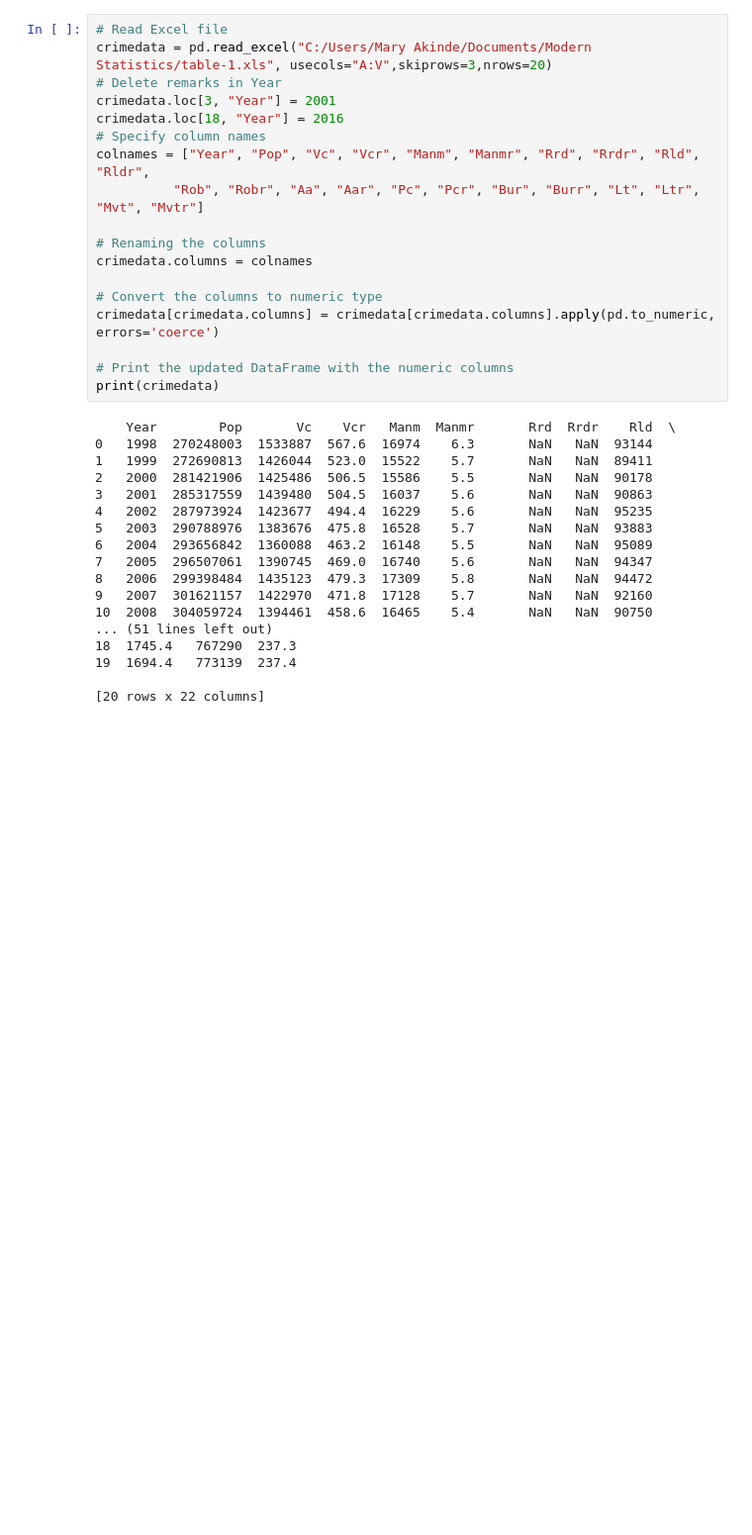
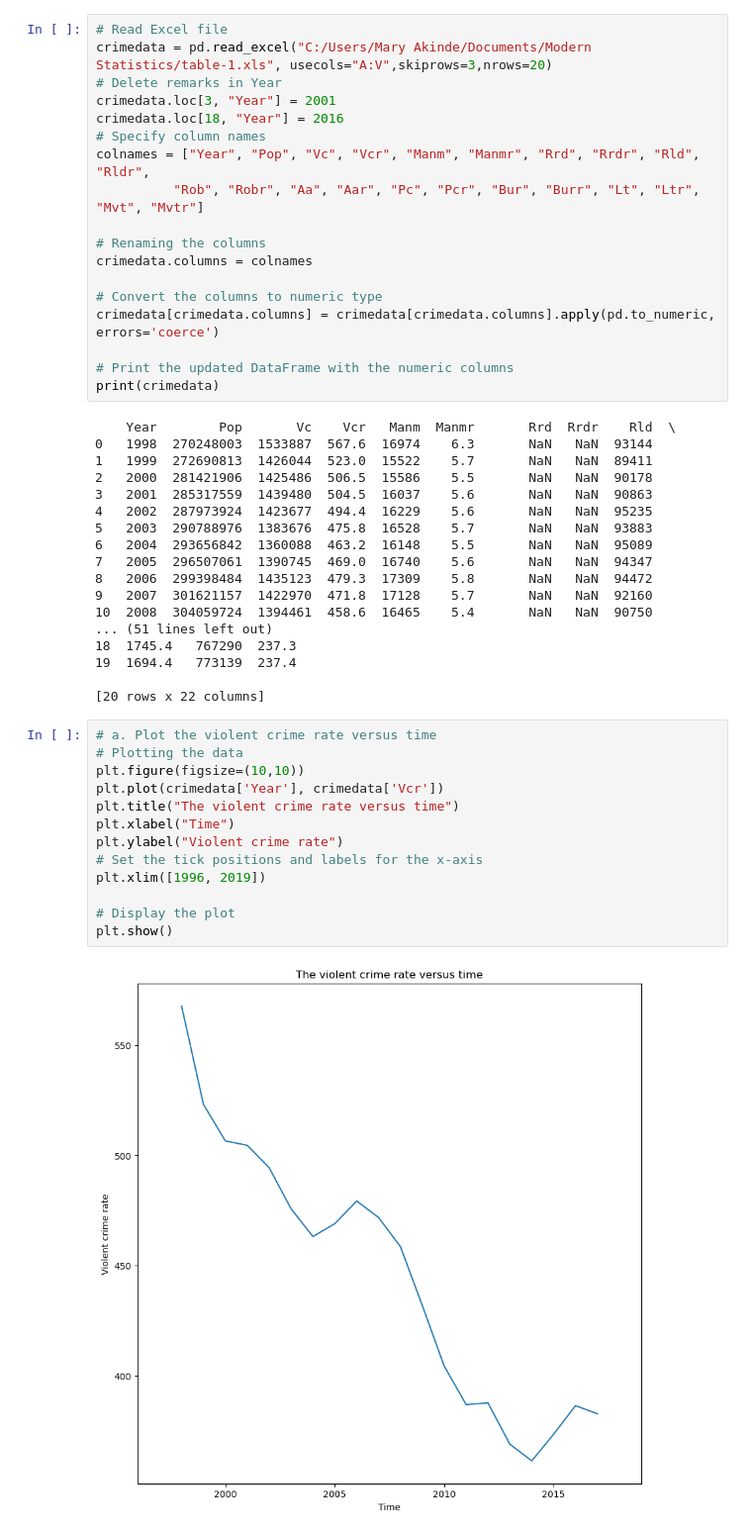
Before and after one commit to MARYAKINDE/Data_Analysis_Python, a Jupyter notebook: Gun Data.ipynb, the cells around one changed output. Shown at 99% size. Saved outputs shown, nothing was run; the diff lists cells and outputs as text; blank space fills up the shorter version.

Commit message:
Added Graphical Analysis

```diff
--- a/Gun Data.ipynb
+++ b/Gun Data.ipynb
@@ -46,3 +43,18 @@ print(crimedata)
 19  1694.4   773139  237.4
 
 [20 rows x 22 columns]
+# %%
+# a. Plot the violent crime rate versus time
+# Plotting the data
+plt.figure(figsize=(10,10))
+plt.plot(crimedata['Year'], crimedata['Vcr'])
+plt.title("The violent crime rate versus time")
+plt.xlabel("Time")
+plt.ylabel("Violent crime rate")
+# Set the tick positions and labels for the x-axis
+plt.xlim([1996, 2019])
+
+# Display the plot
+plt.show()
+# %% [output]
+[figure, added]
```
Also changed, not shown: parts of 2 cells of this notebook.
